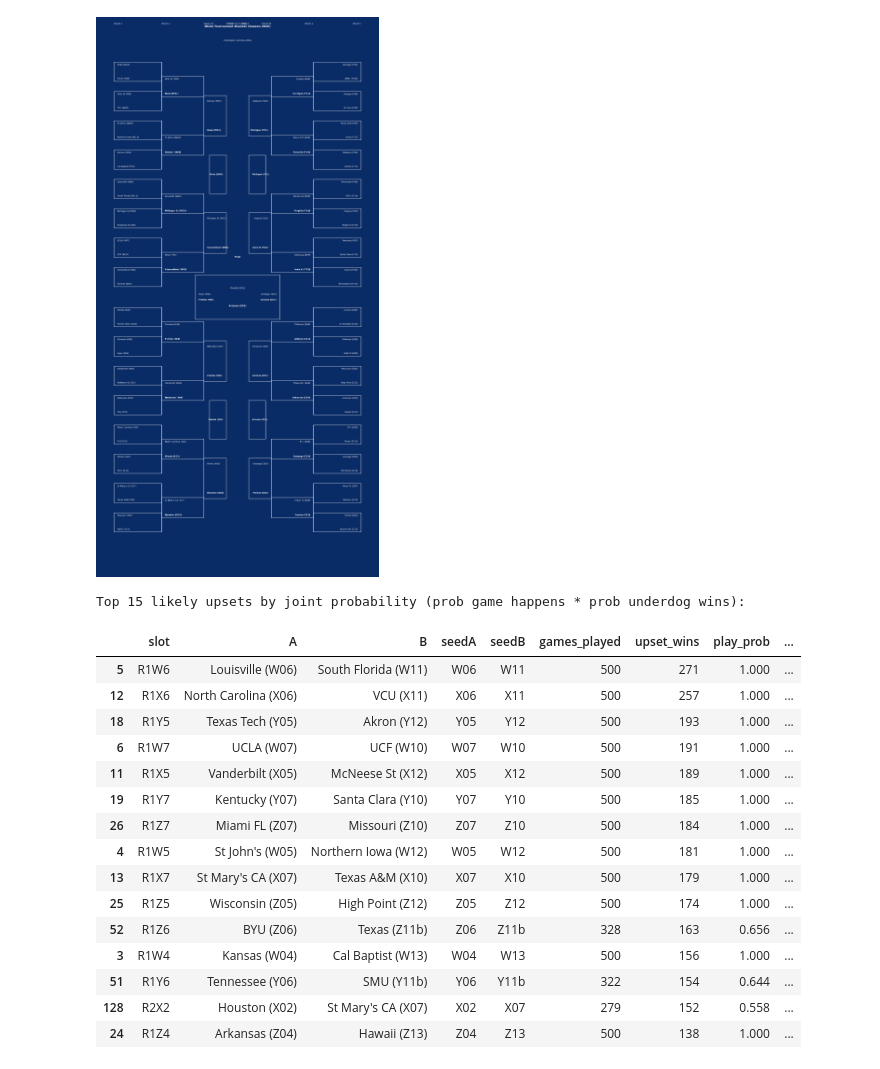
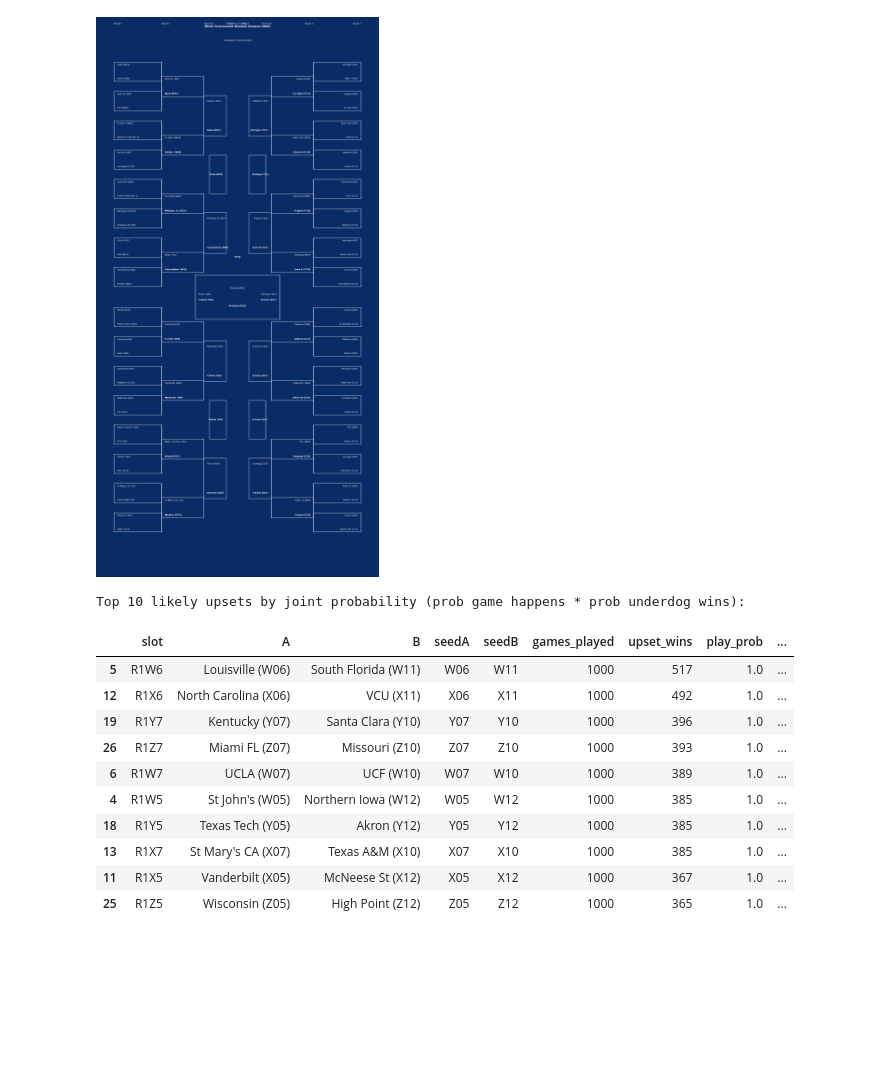
Before and after one commit to CamdenBeck/march_madness_predictor, a Jupyter notebook: machup_simulation.ipynb, the cells around one changed output. Drawn from its saved outputs; the diff is of its cells as text; code cells hidden in the pictures; blank space fills up the shorter version.

```diff
--- a/machup_simulation.ipynb
+++ b/machup_simulation.ipynb
@@ -789,8 +789,10 @@ def run_monte_carlo_brackets(n_sim: int = 1000, upset_seed_gap: int = 2, rng_see
     # Aggregate stats keyed by (slot, A_label, B_label) to keep matchups aligned
     stats = {}  # key -> dict
 
-    for sim_idx in range(n_sim):
-        winners_sim, match_meta_sim = simulate_bracket_once(stochastic=True, rng=rng)
+    max_upsets = 10
+
+    for _ in range(n_sim):
+        _, match_meta_sim = simulate_bracket_once(stochastic=True, rng=rng)
         for m in match_meta_sim:
             slot = m["slot"]
             A = m["A"]
@@ -817,61 +819,58 @@ def run_monte_carlo_brackets(n_sim: int = 1000, upset_seed_gap: int = 2, rng_see
                     "games_played": 0,
                     "upset_wins": 0,
                     "is_upset_candidate": is_upset_candidate,
                 }
             rec = stats[key]
 
-            # Keep candidate flag ORed across simulations (should be stable anyway)
             rec["is_upset_candidate"] = rec["is_upset_candidate"] or is_upset_candidate
-
             rec["games_played"] += 1
 
-            if not is_upset_candidate:
-                continue
-
-            # Realized upset if winner was the worse seed
-            if m["realized_upset"]:
+            if is_upset_candidate and m["realized_upset"]:
                 rec["upset_wins"] += 1
 
-    # Convert to DataFrame
     if not stats:
         return pd.DataFrame()
 
     upset_df = pd.DataFrame(list(stats.values()))
     upset_df["upset_prob_given_played"] = upset_df.apply(
-    lambda r: (r["upset_wins"] / r["games_played"]) if r["games_played"] > 0 else 0.0, axis=1)
+        lambda r: (r["upset_wins"] / r["games_played"]) if r["games_played"] > 0 else 0.0,
+        axis=1,
+    )
     upset_df["play_prob"] = upset_df["games_played"] / float(n_sim)
     upset_df["joint_upset_prob"] = upset_df["upset_prob_given_played"] * upset_df["play_prob"]
 
-    # Filter to genuine upset candidates only
+    # Filter to genuine upset candidates only, then keep only top 10
     upset_df = upset_df[upset_df["is_upset_candidate"]].copy()
 
-    return upset_df.sort_values("joint_upset_prob", ascending=False)
+    return upset_df.sort_values("joint_upset_prob", ascending=False).head(max_upsets)
 
-# Run a modest Monte Carlo to get a feel for upsets (can increase n_sim for more accuracy)
-upset_results = run_monte_carlo_brackets(n_sim=500, upset_seed_gap=3, rng_seed=RNG_SEED) if "RNG_SEED" in globals() else run_monte_carlo_brackets(n_sim=500, upset_seed_gap=3)
+# Use notebook-level RNG_SEED when available, otherwise fall back to 42
+rng_seed_value = globals().get("RNG_SEED", 42)
 
-print("Top 15 likely upsets by joint probability (prob game happens * prob underdog wins):")
+# Run a modest Monte Carlo to get the top 10 likely upsets
+upset_results = run_monte_carlo_brackets(
+    n_sim=1000,
+    upset_seed_gap=3,
+    rng_seed=rng_seed_value,
+)
+
+print("Top 10 likely upsets by joint probability (prob game happens * prob underdog wins):")
 cols_to_show = [
     "slot", "A", "B", "seedA", "seedB",
     "games_played", "upset_wins",
     "play_prob", "upset_prob_given_played", "joint_upset_prob",
 ]
-display(upset_results[cols_to_show].head(15))
+display(upset_results[cols_to_show].head(10))
 # %% [output]
-Top 15 likely upsets by joint probability (prob game happens * prob underdog wins):
+Top 10 likely upsets by joint probability (prob game happens * prob underdog wins):
 |  | slot | A | B | seedA | seedB | games_played | upset_wins | play_prob | ... |
-| 5 | R1W6 | Louisville (W06) | South Florida (W11) | W06 | W11 | 500 | 271 | 1.000 | ... |
-| 12 | R1X6 | North Carolina (X06) | VCU (X11) | X06 | X11 | 500 | 257 | 1.000 | ... |
-| 18 | R1Y5 | Texas Tech (Y05) | Akron (Y12) | Y05 | Y12 | 500 | 193 | 1.000 | ... |
-| 6 | R1W7 | UCLA (W07) | UCF (W10) | W07 | W10 | 500 | 191 | 1.000 | ... |
-| 11 | R1X5 | Vanderbilt (X05) | McNeese St (X12) | X05 | X12 | 500 | 189 | 1.000 | ... |
-| 19 | R1Y7 | Kentucky (Y07) | Santa Clara (Y10) | Y07 | Y10 | 500 | 185 | 1.000 | ... |
-| 26 | R1Z7 | Miami FL (Z07) | Missouri (Z10) | Z07 | Z10 | 500 | 184 | 1.000 | ... |
-| 4 | R1W5 | St John's (W05) | Northern Iowa (W12) | W05 | W12 | 500 | 181 | 1.000 | ... |
-| 13 | R1X7 | St Mary's CA (X07) | Texas A&M (X10) | X07 | X10 | 500 | 179 | 1.000 | ... |
-| 25 | R1Z5 | Wisconsin (Z05) | High Point (Z12) | Z05 | Z12 | 500 | 174 | 1.000 | ... |
-| 52 | R1Z6 | BYU (Z06) | Texas (Z11b) | Z06 | Z11b | 328 | 163 | 0.656 | ... |
-| 3 | R1W4 | Kansas (W04) | Cal Baptist (W13) | W04 | W13 | 500 | 156 | 1.000 | ... |
-| 51 | R1Y6 | Tennessee (Y06) | SMU (Y11b) | Y06 | Y11b | 322 | 154 | 0.644 | ... |
-| 128 | R2X2 | Houston (X02) | St Mary's CA (X07) | X02 | X07 | 279 | 152 | 0.558 | ... |
-| 24 | R1Z4 | Arkansas (Z04) | Hawaii (Z13) | Z04 | Z13 | 500 | 138 | 1.000 | ... |
+| 5 | R1W6 | Louisville (W06) | South Florida (W11) | W06 | W11 | 1000 | 517 | 1.0 | ... |
+| 12 | R1X6 | North Carolina (X06) | VCU (X11) | X06 | X11 | 1000 | 492 | 1.0 | ... |
+| 19 | R1Y7 | Kentucky (Y07) | Santa Clara (Y10) | Y07 | Y10 | 1000 | 396 | 1.0 | ... |
+| 26 | R1Z7 | Miami FL (Z07) | Missouri (Z10) | Z07 | Z10 | 1000 | 393 | 1.0 | ... |
+| 6 | R1W7 | UCLA (W07) | UCF (W10) | W07 | W10 | 1000 | 389 | 1.0 | ... |
+| 4 | R1W5 | St John's (W05) | Northern Iowa (W12) | W05 | W12 | 1000 | 385 | 1.0 | ... |
+| 18 | R1Y5 | Texas Tech (Y05) | Akron (Y12) | Y05 | Y12 | 1000 | 385 | 1.0 | ... |
+| 13 | R1X7 | St Mary's CA (X07) | Texas A&M (X10) | X07 | X10 | 1000 | 385 | 1.0 | ... |
+| 11 | R1X5 | Vanderbilt (X05) | McNeese St (X12) | X05 | X12 | 1000 | 367 | 1.0 | ... |
+| 25 | R1Z5 | Wisconsin (Z05) | High Point (Z12) | Z05 | Z12 | 1000 | 365 | 1.0 | ... |
```
Also changed, not shown: parts of 5 cells of this notebook.
